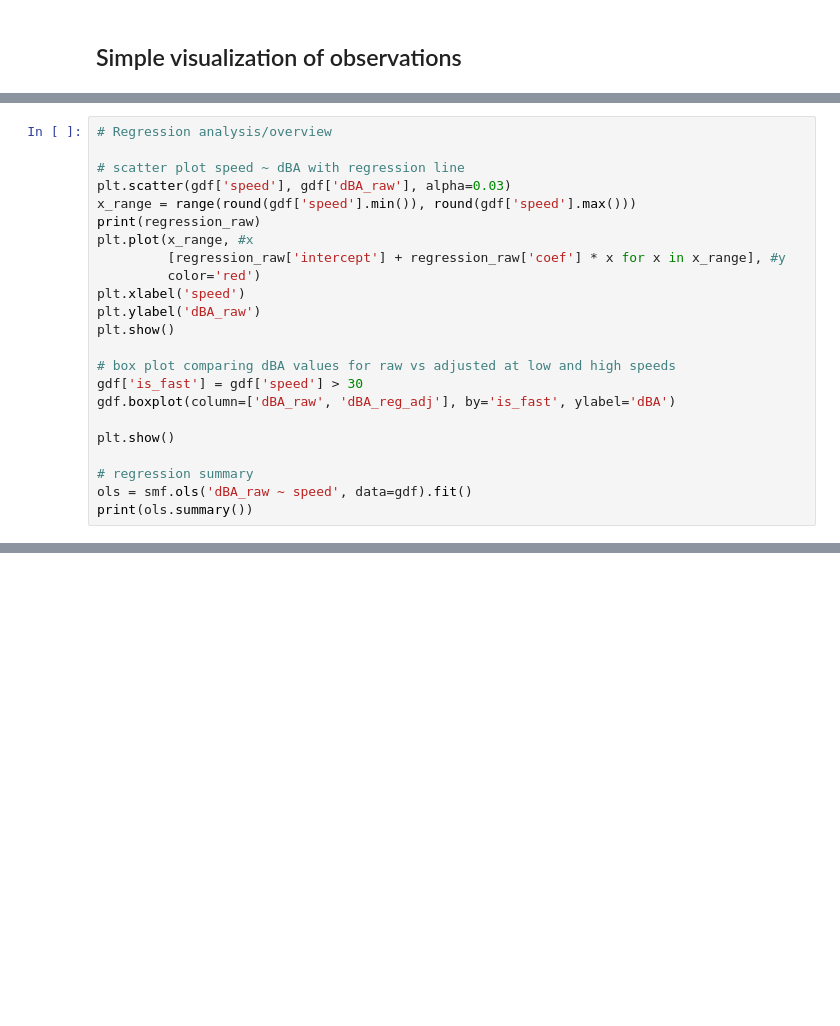
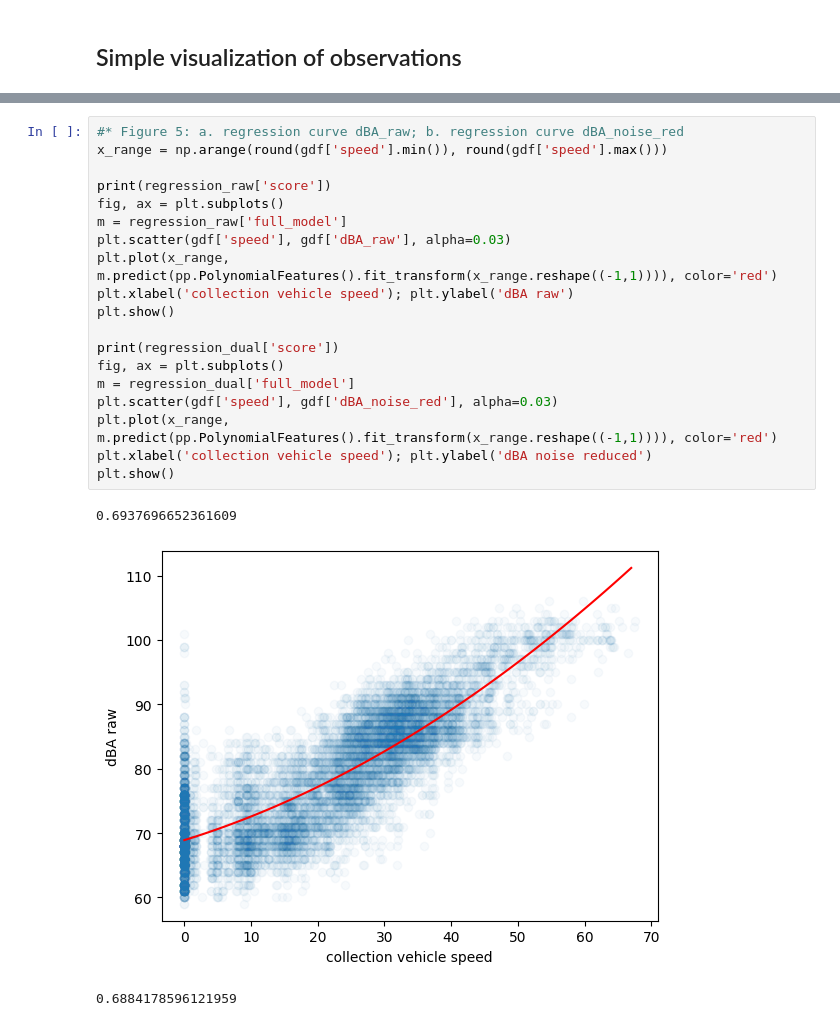
Before and after one commit to Floris-C/noise-thesis, a Jupyter notebook: final_method/01-audio_processing.ipynb, the cells around one changed output, grey strips where cells are left out. Saved outputs shown, nothing was run; the diff lists cells and outputs as text; blank space fills up the shorter version.

```diff
--- a/final_method/01-audio_processing.ipynb
+++ b/final_method/01-audio_processing.ipynb
@@ -438,23 +323,0 @@ ValueError: X has 2415 features, but LinearRegression is expecting 3 features as
-# %%
-# Regression analysis/overview
-
-# scatter plot speed ~ dBA with regression line
-plt.scatter(gdf['speed'], gdf['dBA_raw'], alpha=0.03)
-x_range = range(round(gdf['speed'].min()), round(gdf['speed'].max()))
-print(regression_raw)
-plt.plot(x_range, #x
-         [regression_raw['intercept'] + regression_raw['coef'] * x for x in x_range], #y
-         color='red')
-plt.xlabel('speed')
-plt.ylabel('dBA_raw')
-plt.show()
-
-# box plot comparing dBA values for raw vs adjusted at low and high speeds
-gdf['is_fast'] = gdf['speed'] > 30
-gdf.boxplot(column=['dBA_raw', 'dBA_reg_adj'], by='is_fast', ylabel='dBA')
-
-plt.show()
-
-# regression summary
-ols = smf.ols('dBA_raw ~ speed', data=gdf).fit()
-print(ols.summary())
@@ -481,0 +324,23 @@ Notes:
+# %%
+#* Figure 5: a. regression curve dBA_raw; b. regression curve dBA_noise_red
+x_range = np.arange(round(gdf['speed'].min()), round(gdf['speed'].max()))
+
+print(regression_raw['score'])
+fig, ax = plt.subplots()
+m = regression_raw['full_model']
+plt.scatter(gdf['speed'], gdf['dBA_raw'], alpha=0.03)
+plt.plot(x_range, m.predict(pp.PolynomialFeatures().fit_transform(x_range.reshape((-1,1)))), color='red')
+plt.xlabel('collection vehicle speed'); plt.ylabel('dBA raw')
+plt.show()
+
+print(regression_dual['score'])
+fig, ax = plt.subplots()
+m = regression_dual['full_model']
+plt.scatter(gdf['speed'], gdf['dBA_noise_red'], alpha=0.03)
+plt.plot(x_range, m.predict(pp.PolynomialFeatures().fit_transform(x_range.reshape((-1,1)))), color='red')
+plt.xlabel('collection vehicle speed'); plt.ylabel('dBA noise reduced')
+plt.show()
+# %% [output]
+0.6937696652361609
+[figure, added]
+0.6884178596121959
```
Also changed, not shown: parts of 23 cells of this notebook.
